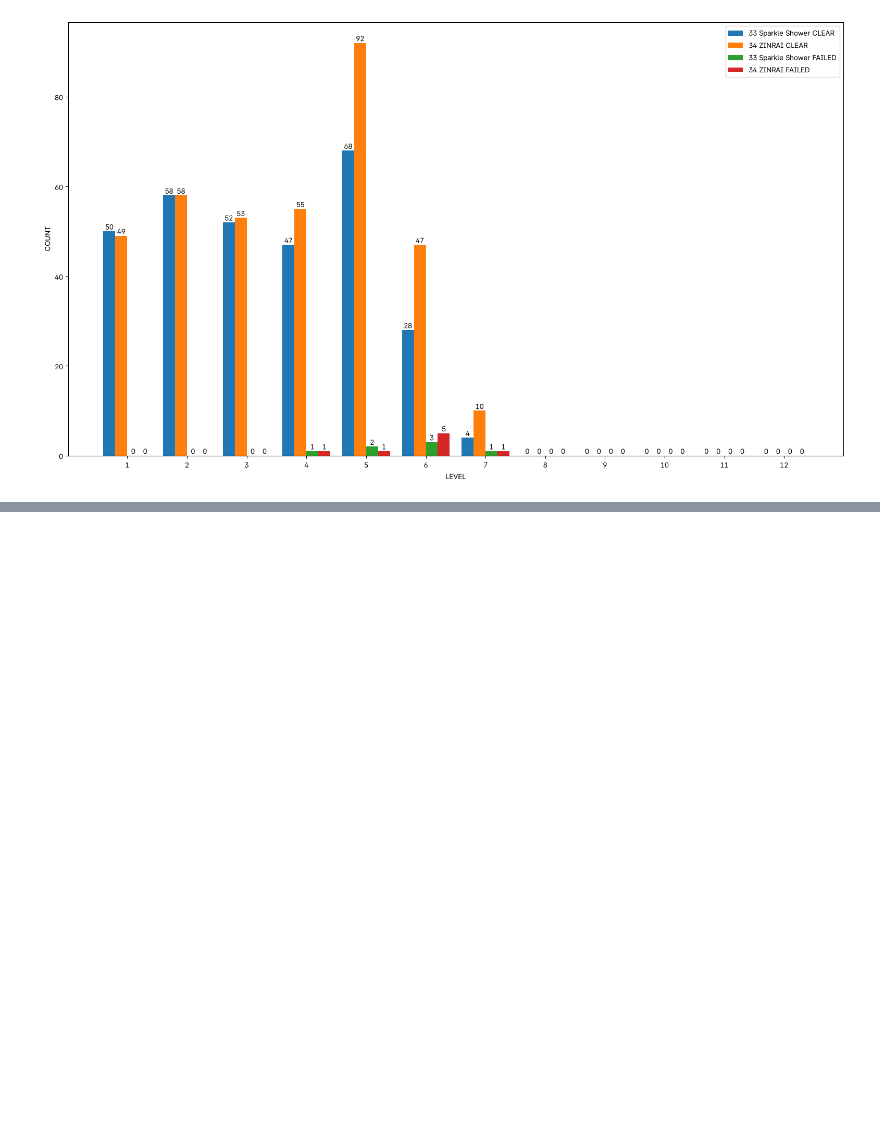
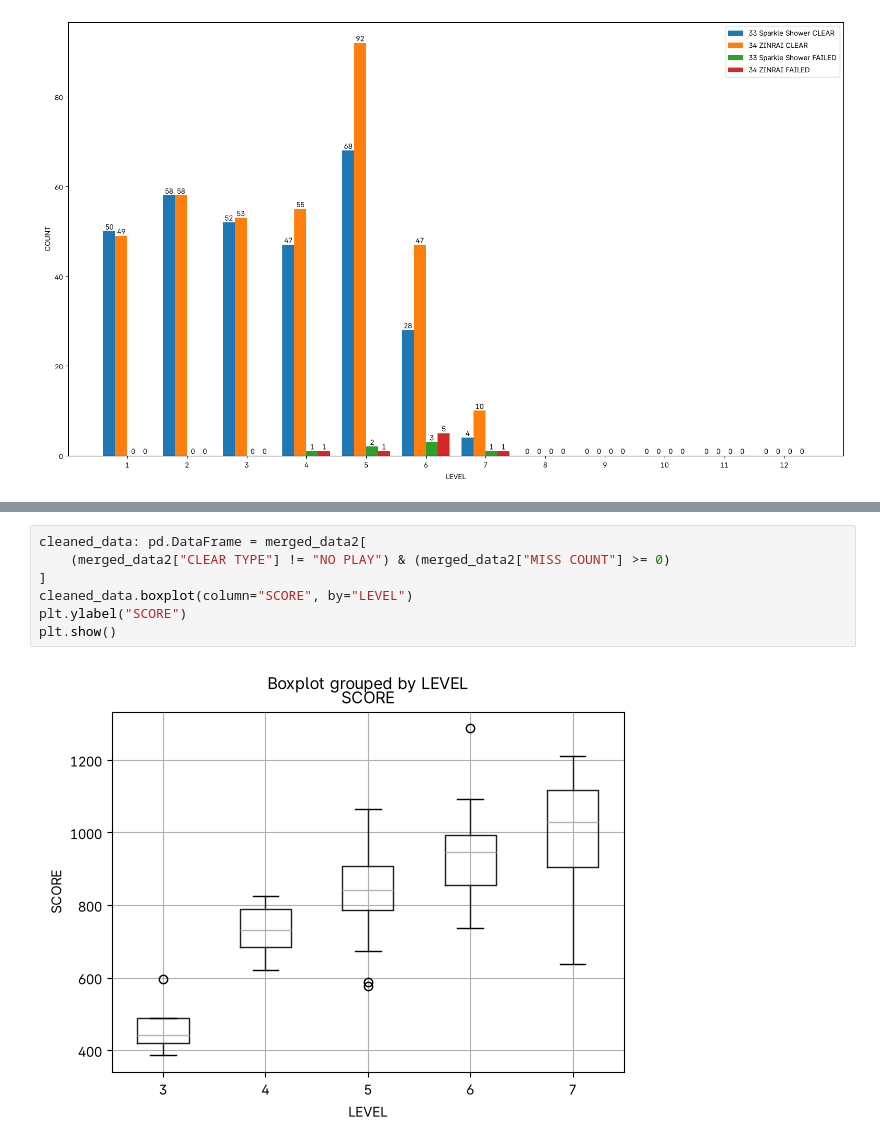
Before and after one commit to pji2918/py, a Jupyter notebook: iidxanalysis.ipynb, the cells around one changed output, grey strips where cells are left out. Cells and saved outputs as stored; diff of their text form; blank space fills up the shorter version.

```diff
--- a/iidxanalysis.ipynb
+++ b/iidxanalysis.ipynb
@@ -425 +427,10 @@ plt.show()
+# %%
+cleaned_data: pd.DataFrame = merged_data2[
+    (merged_data2["CLEAR TYPE"] != "NO PLAY") & (merged_data2["MISS COUNT"] >= 0)
+]
+cleaned_data.boxplot(column="SCORE", by="LEVEL")
+plt.ylabel("SCORE")
+plt.show()
+# %% [output]
+[figure, added]
 # %%
```
Also changed, not shown: parts of 4 cells of this notebook.
